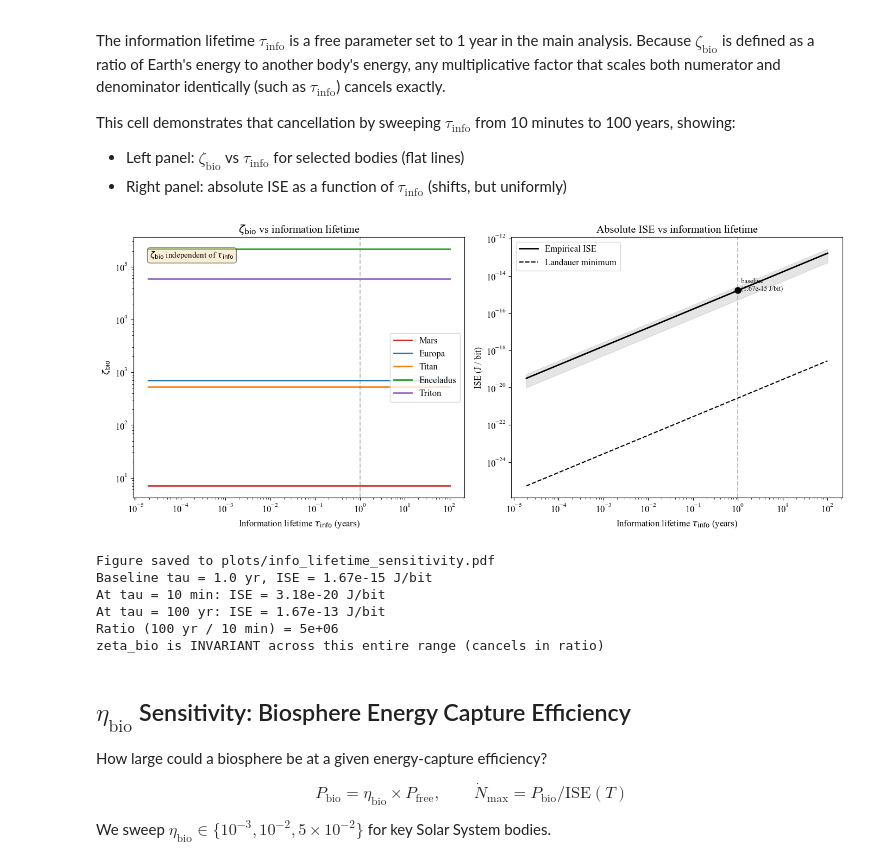
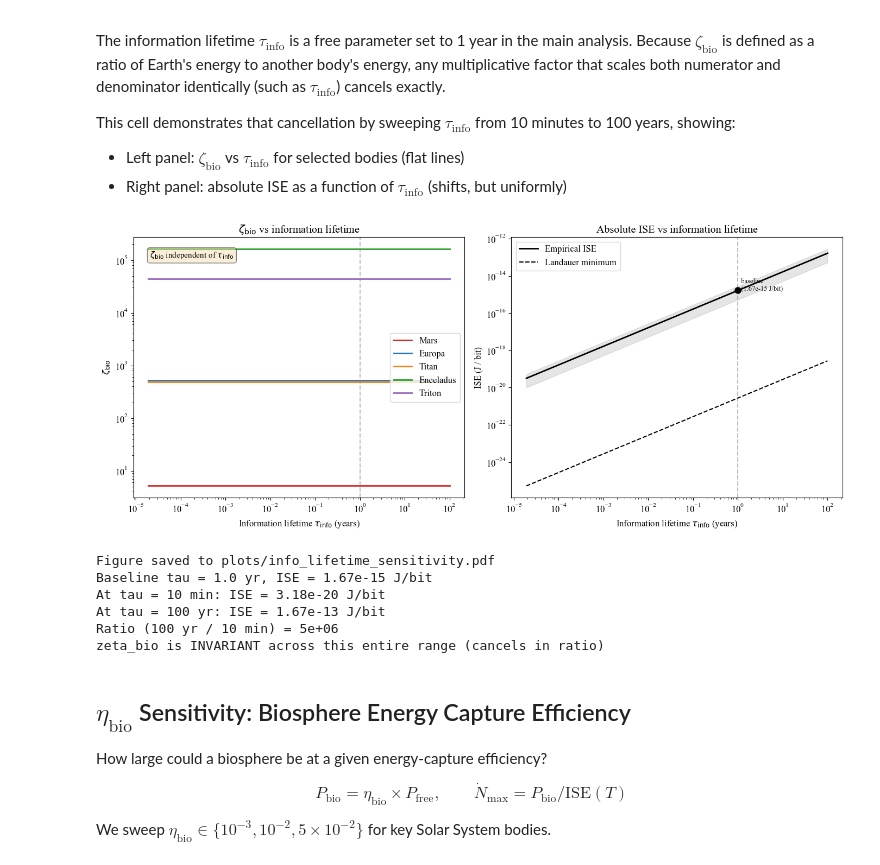
Before and after one commit to bradleylab/energy-biosphere, a Jupyter notebook: biosphere_size_model.ipynb, the cells around one changed output. Saved outputs shown, nothing was run; the diff lists cells and outputs as text; code cells hidden in the pictures.

```diff
--- a/biosphere_size_model.ipynb
+++ b/biosphere_size_model.ipynb
@@ -914,8 +914,6 @@ Earth ISE(288 K): 1.670e-15 J/bit
 exo_names = df_exo_f["pl_name"].tolist()
 exo_masses_arr = (df_exo_f["pl_masse"] * CONST["M_EARTH_KG"]["value"]).tolist() # kg
 exo_radii_arr = (df_exo_f["pl_rade"] * CONST["R_EARTH_M"]["value"]).tolist() # m
-# Note: sy_dist is distance from Earth; we keep it for metadata but use SMA for energy
-exo_dist_from_earth_arr = (df_exo_f["sy_dist"] * CONST["PC_TO_M"]["value"]).tolist()
 exo_albedos_arr = [0.29] * len(df_exo_f) # default to earth albedo
 exo_star_ages_arr = df_exo_f["st_age"].tolist() # Gyr
 exo_lum_corrected = (10**df_exo_f["st_lum"] * CONST["L_sun"]["value"]).tolist() # W
@@ -936,7 +934,7 @@ exo_tidal_power_series = (
     (a_m_series**6)
 ) # W
 
-star_age_s = df_exo_f["st_age"] * 3.1536e16 # Gyr to s
+star_age_s = df_exo_f["st_age"] * k_gyr_to_s # Gyr to s (canonical constant)
 exo_tidal_e_series = exo_tidal_power_series * star_age_s
 exo_tidal_e_arr = exo_tidal_e_series.tolist() # J
 
@@ -2147,8 +2093,8 @@ fig, (ax1, ax2) = plt.subplots(1, 2, figsize=(14, 6))
 # Left panel: zeta_bio vs tau (should be flat)
 for body, color in zip(demo_bodies, demo_colors):
     idx = names.index(body)
-    zeta_base = total_es[EARTH_IDX] / total_es[idx]
-    # zeta doesn't depend on tau at all -- it's E_earth/E_body
+    zeta_base = F_total_values[EARTH_IDX] / F_total_values[idx]
+    # zeta doesn't depend on tau at all -- it's F_earth/F_body (free-energy basis)
     zeta_array = np.full_like(tau_values, zeta_base)
     ax1.plot(tau_values, zeta_array, label=body, color=color, linewidth=2)
 
@@ -2175,34 +2121,34 @@ ax2.plot(tau_values, ise_landauer, "k--", linewidth=1.5, label="Landauer minimum
 ax2.fill_between(tau_values,
                  (modern_biosphere_energy - modern_biosphere_energy_err) * tau_values / tau_ref,
                  (modern_biosphere_energy + modern_biosphere_energy_err) * tau_values / tau_ref,
                  alpha=0.2, color="gray")
 
 ax2.set_xscale("log")
 ax2.set_yscale("log")
 ax2.set_xlabel(r"Information lifetime $\tau_{\mathrm{info}}$ (years)")
 ax2.set_ylabel("ISE (J / bit)")
 ax2.set_title("Absolute ISE vs information lifetime")
 ax2.legend()
 ax2.axvline(x=1.0, color="gray", linestyle="--", alpha=0.5)
 
 # Mark the baseline value
 ax2.plot(1.0, modern_biosphere_energy, "ko", markersize=8, zorder=5)
 ax2.annotate(f"  baseline\n  ({modern_biosphere_energy:.2e} J/bit)",
              xy=(1.0, modern_biosphere_energy), fontsize=9)
 
 plt.tight_layout()
 plt.savefig("plots/info_lifetime_sensitivity.pdf", bbox_inches="tight", dpi=150)
 plt.savefig("plots/info_lifetime_sensitivity.png", bbox_inches="tight", dpi=150)
 plt.show()
 
 print(f"Figure saved to plots/info_lifetime_sensitivity.pdf")
 print(f"Baseline tau = {tau_ref} yr, ISE = {modern_biosphere_energy:.2e} J/bit")
 print(f"At tau = 10 min: ISE = {modern_biosphere_energy * tau_min_yr / tau_ref:.2e} J/bit")
 print(f"At tau = 100 yr: ISE = {modern_biosphere_energy * tau_max_yr / tau_ref:.2e} J/bit")
 print(f"Ratio (100 yr / 10 min) = {tau_max_yr / tau_min_yr:.0e}")
 print(f"zeta_bio is INVARIANT across this entire range (cancels in ratio)")
 # %% [output]
-[figure, old version]
+[figure, new version]
 Figure saved to plots/info_lifetime_sensitivity.pdf
 Baseline tau = 1.0 yr, ISE = 1.67e-15 J/bit
 At tau = 10 min: ISE = 3.18e-20 J/bit
```
Also changed, not shown: parts of 8 cells of this notebook.
